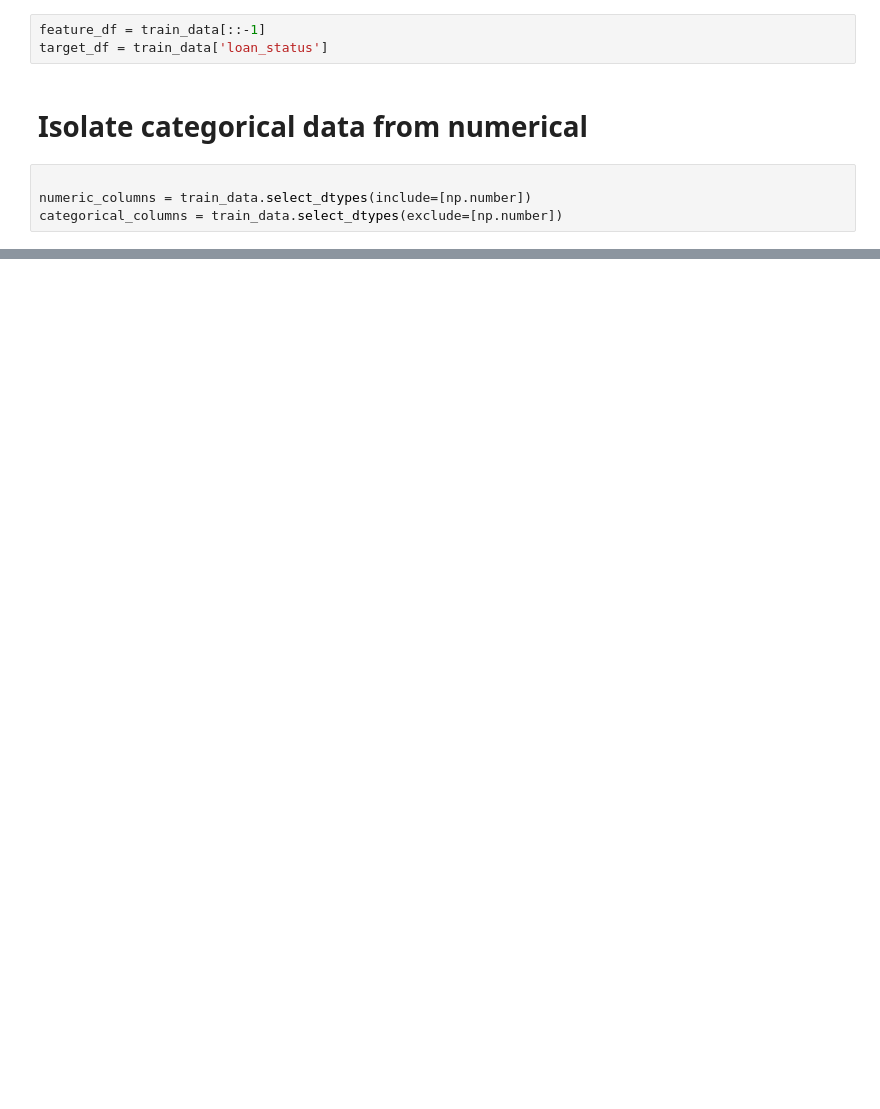
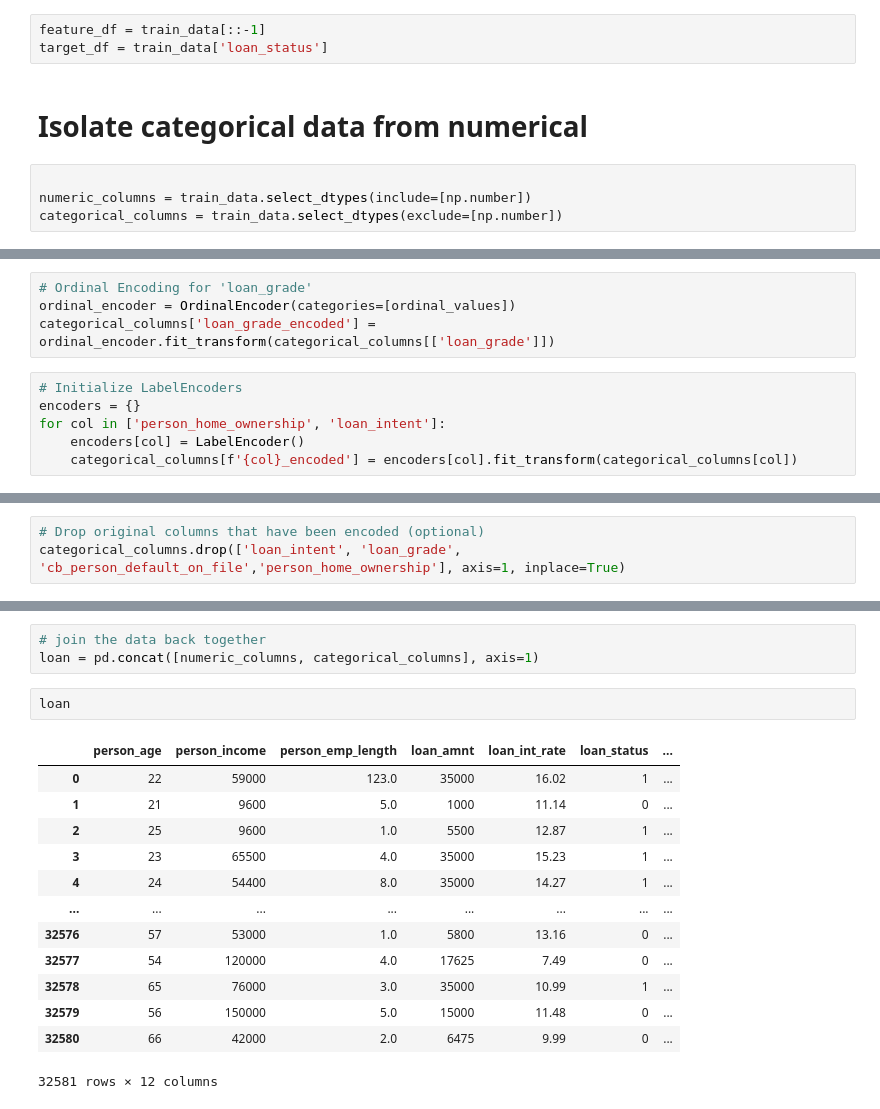
Before and after one commit to Ekatche/MLops_Loan_pred, a Jupyter notebook: notebooks/processing.ipynb, the cells around one changed output, grey strips where cells are left out. Saved outputs shown, nothing was run; the diff lists cells and outputs as text; blank space fills up the shorter version.

Commit message:
processed the data and updated the requirements.txt file

```diff
--- a/notebooks/processing.ipynb
+++ b/notebooks/processing.ipynb
@@ -31,0 +76,10 @@ categorical_columns = train_data.select_dtypes(exclude=[np.number])
+# %%
+# Ordinal Encoding for 'loan_grade'
+ordinal_encoder = OrdinalEncoder(categories=[ordinal_values])
+categorical_columns['loan_grade_encoded'] = ordinal_encoder.fit_transform(categorical_columns[['loan_grade']])
+# %%
+# Initialize LabelEncoders
+encoders = {}
+for col in ['person_home_ownership', 'loan_intent']:
+    encoders[col] = LabelEncoder()
+    categorical_columns[f'{col}_encoded'] = encoders[col].fit_transform(categorical_columns[col])
@@ -31,0 +109,3 @@ categorical_columns = train_data.select_dtypes(exclude=[np.number])
+# %%
+# Drop original columns that have been encoded (optional)
+categorical_columns.drop(['loan_intent', 'loan_grade', 'cb_person_default_on_file','person_home_ownership'], axis=1, inplace=True)
@@ -31,0 +128,19 @@ categorical_columns = train_data.select_dtypes(exclude=[np.number])
+# %%
+# join the data back together
+loan = pd.concat([numeric_columns, categorical_columns], axis=1)
+# %%
+loan
+# %% [output]
+|  | person_age | person_income | person_emp_length | loan_amnt | loan_int_rate | loan_status | ... |
+| 0 | 22 | 59000 | 123.0 | 35000 | 16.02 | 1 | ... |
+| 1 | 21 | 9600 | 5.0 | 1000 | 11.14 | 0 | ... |
+| 2 | 25 | 9600 | 1.0 | 5500 | 12.87 | 1 | ... |
+| 3 | 23 | 65500 | 4.0 | 35000 | 15.23 | 1 | ... |
+| 4 | 24 | 54400 | 8.0 | 35000 | 14.27 | 1 | ... |
+| ... | ... | ... | ... | ... | ... | ... | ... |
+| 32576 | 57 | 53000 | 1.0 | 5800 | 13.16 | 0 | ... |
+| 32577 | 54 | 120000 | 4.0 | 17625 | 7.49 | 0 | ... |
+| 32578 | 65 | 76000 | 3.0 | 35000 | 10.99 | 1 | ... |
+| 32579 | 56 | 150000 | 5.0 | 15000 | 11.48 | 0 | ... |
+| 32580 | 66 | 42000 | 2.0 | 6475 | 9.99 | 0 | ... |
+32581 rows × 12 columns
```
Also changed, not shown: parts of 31 cells of this notebook, 11 other files.
